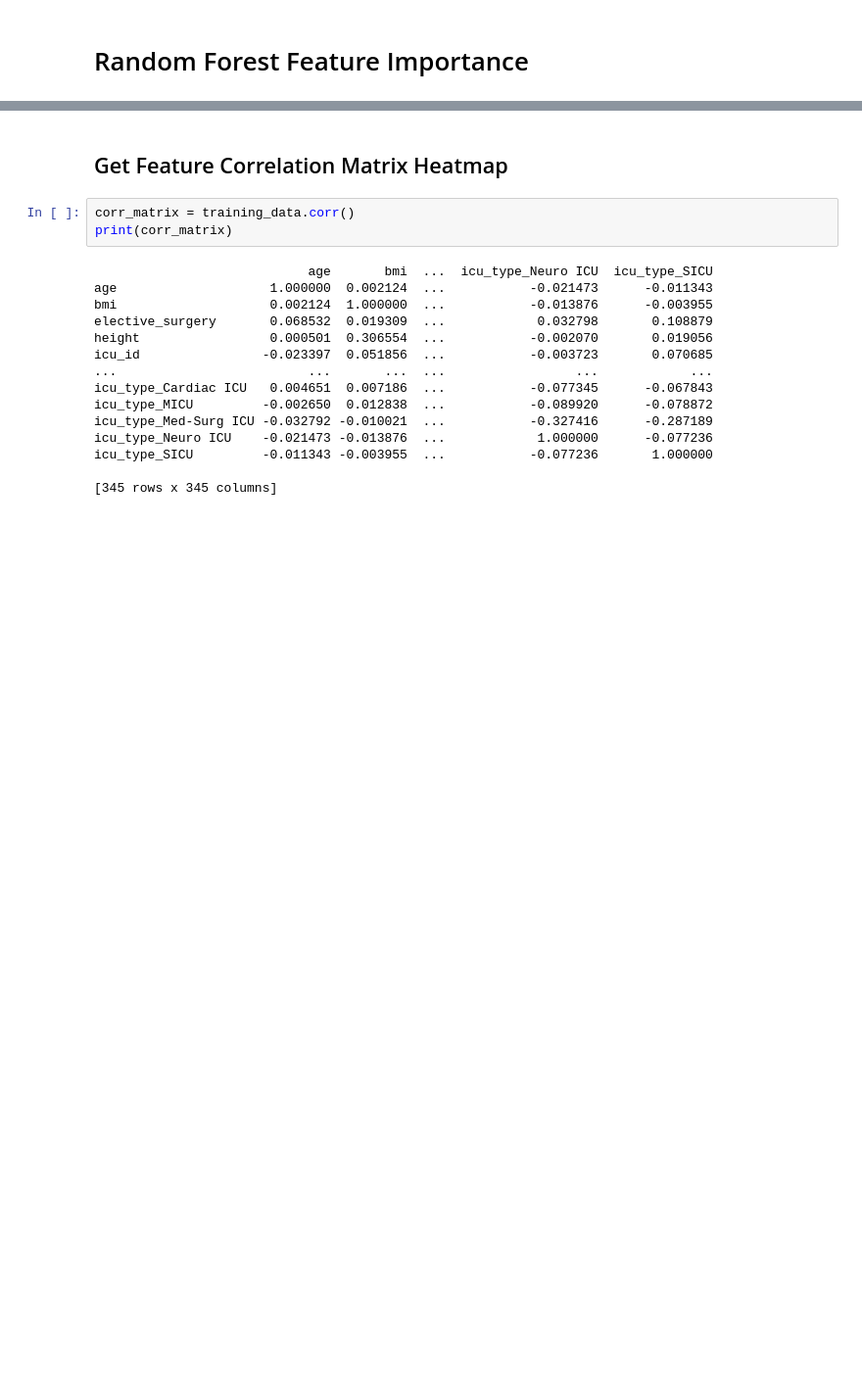
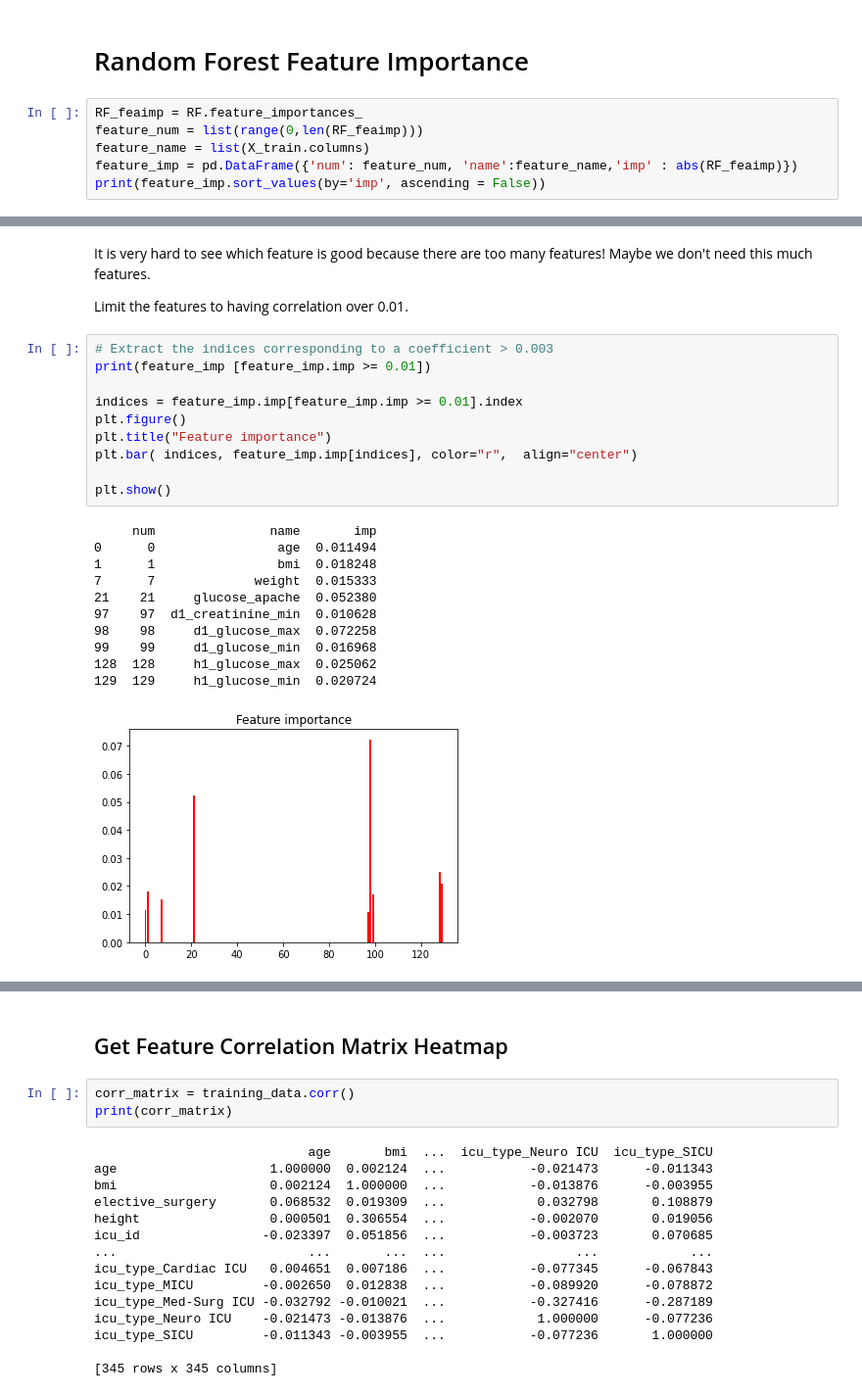
Before and after one commit to DaisyXinyiHe/diabetes_mellitus_predict, a Jupyter notebook: DataAnalysis.ipynb, the cells around one changed output, grey strips where cells are left out. Shown at 98% size. Cells and saved outputs as stored; diff of their text form; blank space fills up the shorter version.

```diff
--- a/DataAnalysis.ipynb
+++ b/DataAnalysis.ipynb
@@ -210,2 +217,8 @@ plt.show()
 # %% [markdown]
 # Random Forest Feature Importance
+# %%
+RF_feaimp = RF.feature_importances_
+feature_num = list(range(0,len(RF_feaimp)))
+feature_name = list(X_train.columns)
+feature_imp = pd.DataFrame({'num': feature_num, 'name':feature_name,'imp' : abs(RF_feaimp)})
+print(feature_imp.sort_values(by='imp', ascending = False))
@@ -211,0 +254,26 @@ plt.show()
+# %% [markdown]
+It is very hard to see which feature is good because there are too many features! Maybe we don't need this much features.
+
+Limit the features to having correlation over 0.01.
+# %%
+# Extract the indices corresponding to a coefficient > 0.003
+print(feature_imp [feature_imp.imp >= 0.01])
+
+indices = feature_imp.imp[feature_imp.imp >= 0.01].index
+plt.figure()
+plt.title("Feature importance")
+plt.bar( indices, feature_imp.imp[indices], color="r",  align="center")
+
+plt.show()
+# %% [output]
+     num               name       imp
+0      0                age  0.011494
+1      1                bmi  0.018248
+7      7             weight  0.015333
+21    21     glucose_apache  0.052380
+97    97  d1_creatinine_min  0.010628
+98    98     d1_glucose_max  0.072258
+99    99     d1_glucose_min  0.016968
+128  128     h1_glucose_max  0.025062
+129  129     h1_glucose_min  0.020724
+[figure, added]
```
Also changed, not shown: parts of 13 cells of this notebook.
